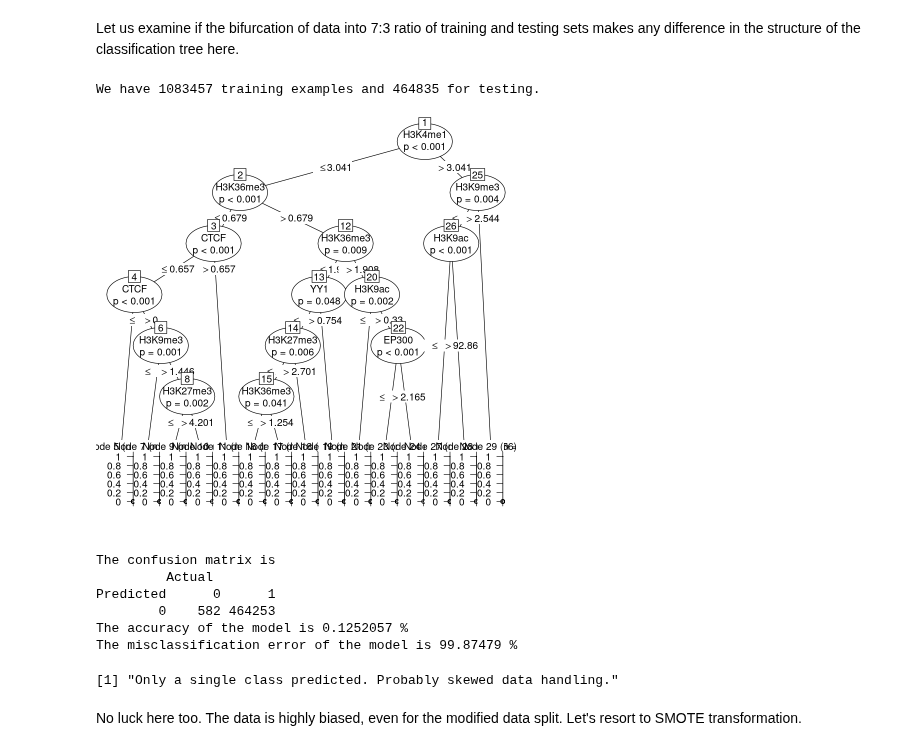
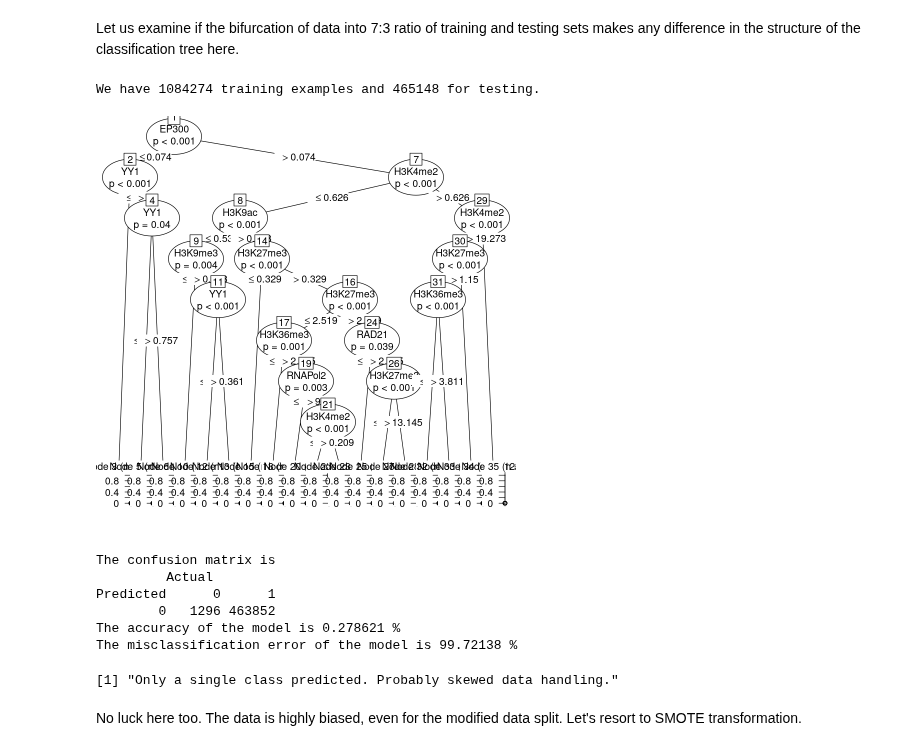
Before and after one commit to shauryajauhari/transcriptionFactoriesGREG, a Jupyter notebook: MachineLearning/workflows/RandomForestsH1ESCGREG.ipynb, the cells around one changed output. Saved outputs shown, nothing was run; the diff lists cells and outputs as text; code cells hidden in the pictures.

```diff
--- a/MachineLearning/workflows/RandomForestsH1ESCGREG.ipynb
+++ b/MachineLearning/workflows/RandomForestsH1ESCGREG.ipynb
@@ -54,7 +54,7 @@ Loaded ROSE 0.0-3
 # %% [markdown]
 ### <a id=link3>1.2 Dataset Handling </a>
 # %%
-h1escgregStandard <- read.table("../data/A549forML.txt", header = TRUE) ## loading data
+h1escgregStandard <- read.table("../data/H1ESCforML.txt", header = TRUE) ## loading data
 h1escgreg <- h1escgregStandard[, -c(1:3)] ## removing the first three columns for non-usage in the ML model.
 # %%
 head(h1escgreg)
@@ -144,16 +156,16 @@ It can be articulated that the high skewness in data towards "Non-Hubs" outnumbe
 Let us examine if the bifurcation of data into 7:3 ratio of training and testing sets makes any difference in the structure of the classification tree here.
 # %%
 set.seed(03)
-dataPartition73 <- sample(2, nrow(a549greg), replace = TRUE, prob = c(0.7,0.3))
-train73 <- a549greg[dataPartition73==1,]
-test73 <- a549greg[dataPartition73==2,]
+dataPartition73 <- sample(2, nrow(h1escgreg), replace = TRUE, prob = c(0.7,0.3))
+train73 <- h1escgreg[dataPartition73==1,]
+test73 <- h1escgreg[dataPartition73==2,]
 # %%
 cat("We have",nrow(train73),"training examples and",nrow(test73),"for testing.")
 # %% [output]
-We have 1083457 training examples and 464835 for testing.
+We have 1084274 training examples and 465148 for testing.
 # %%
-a549Tree73 <- ctree(Class ~ ., data= train73)
-plot(a549Tree73)
+h1escTree73 <- ctree(Class ~ ., data= train73)
+plot(h1escTree73)
 # %% [output]
-[figure, old version]
+[figure, new version]
 # %%
@@ -161,13 +173,13 @@ treePred73 <- predict(a549Tree73, test73, type="response")
 treePred73 <- ifelse(treePred73 > 0.5, "1", "0")
 # %%
-modelPerformance(a549Tree73, "rf", test73, test73$Class)
+modelPerformance(h1escTree73, "rf", test73, Class)
 # %% [output]
 The confusion matrix is
          Actual
 Predicted      0      1
-        0    582 464253
-The accuracy of the model is 0.1252057 %
-The misclassification error of the model is 99.87479 %
+        0   1296 463852
+The accuracy of the model is 0.278621 %
+The misclassification error of the model is 99.72138 %
 [1] "Only a single class predicted. Probably skewed data handling."
 # %% [markdown]
 No luck here too. The data is highly biased, even for the modified data split. Let's resort to SMOTE transformation.
```
Also changed, not shown: parts of 45 cells of this notebook.
